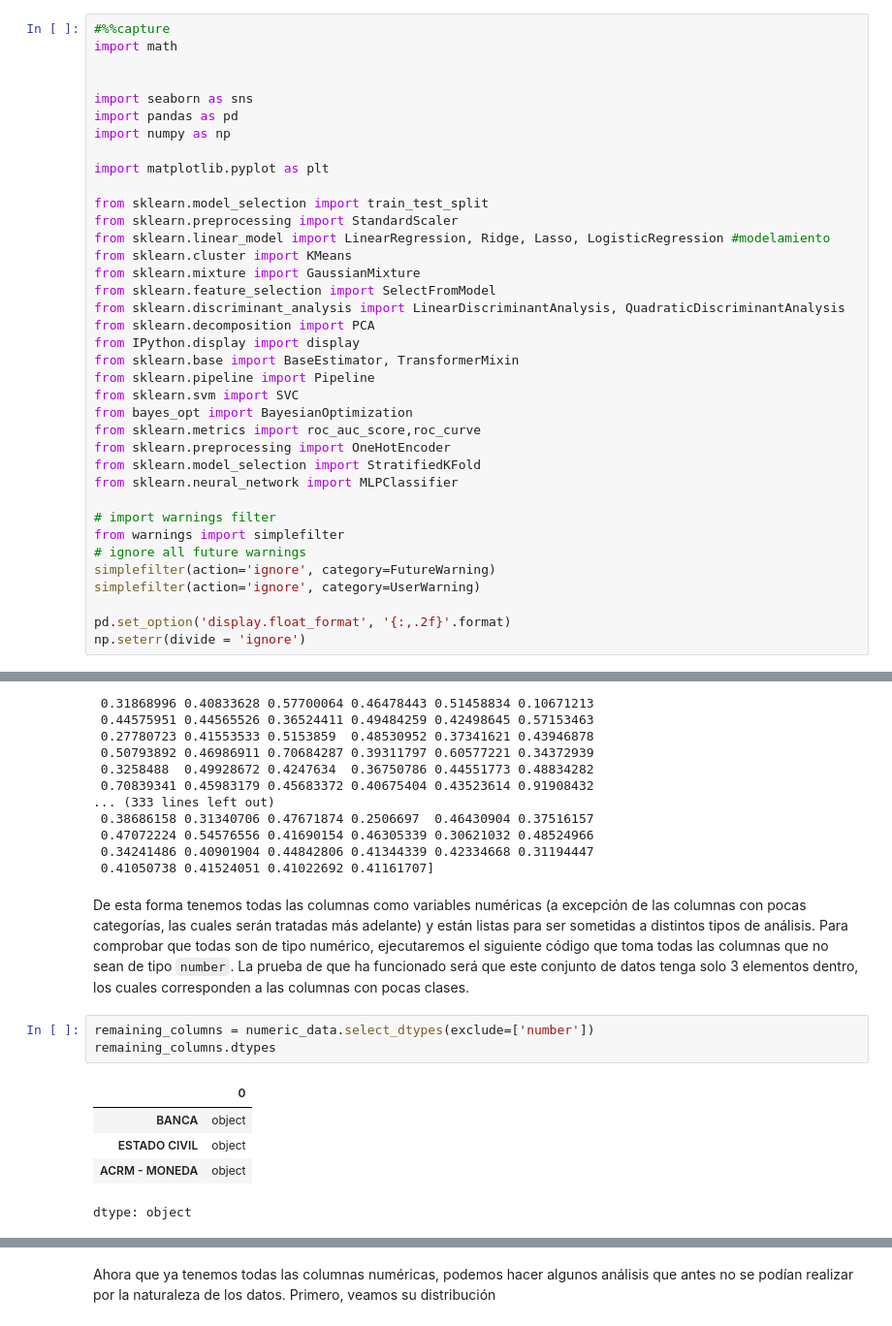
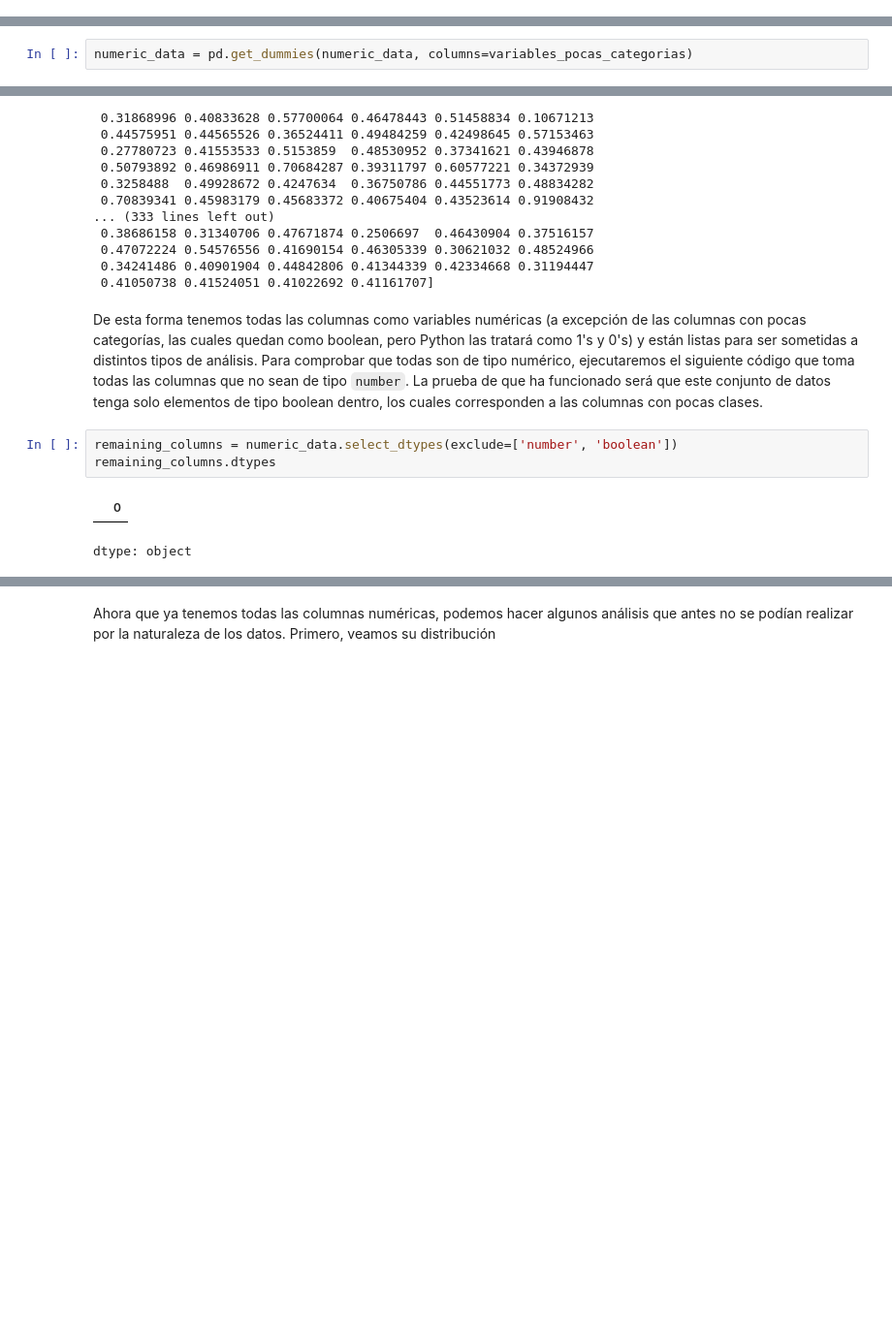
Before and after one commit to gabrielres10/EDA-Caso-Banco, a Jupyter notebook: Proyecto_final.ipynb, the cells around one changed output, grey strips where cells are left out. Shown at 97% size. Cells and saved outputs as stored; diff of their text form; blank space fills up the shorter version.

```diff
--- a/Proyecto_final.ipynb
+++ b/Proyecto_final.ipynb
@@ -54,37 +7,0 @@ ERROR: No matching distribution found for bayes_opt
-# %%
-#%%capture
-import math
-
-
-import seaborn as sns
-import pandas as pd
-import numpy as np
-
-import matplotlib.pyplot as plt
-
-from sklearn.model_selection import train_test_split
-from sklearn.preprocessing import StandardScaler
-from sklearn.linear_model import LinearRegression, Ridge, Lasso, LogisticRegression #modelamiento
-from sklearn.cluster import KMeans
-from sklearn.mixture import GaussianMixture
-from sklearn.feature_selection import SelectFromModel
-from sklearn.discriminant_analysis import LinearDiscriminantAnalysis, QuadraticDiscriminantAnalysis
-from sklearn.decomposition import PCA
-from IPython.display import display
-from sklearn.base import BaseEstimator, TransformerMixin
-from sklearn.pipeline import Pipeline
-from sklearn.svm import SVC
-from bayes_opt import BayesianOptimization
-from sklearn.metrics import roc_auc_score,roc_curve
-from sklearn.preprocessing import OneHotEncoder
-from sklearn.model_selection import StratifiedKFold
-from sklearn.neural_network import MLPClassifier
-
-# import warnings filter
-from warnings import simplefilter
-# ignore all future warnings
-simplefilter(action='ignore', category=FutureWarning)
-simplefilter(action='ignore', category=UserWarning)
-
-pd.set_option('display.float_format', '{:,.2f}'.format)
-np.seterr(divide = 'ignore')
@@ -597,0 +501,2 @@ De esta forma, podemos apreciar que todas las variables nominales binarias han s
+# %%
+numeric_data = pd.get_dummies(numeric_data, columns=variables_pocas_categorias)
@@ -660,13 +569,10 @@ CIUDAD EXPEDICION ID : [0.54172554 0.40196784 0.46931857 0.4511323  0.52705694 0
  0.34241486 0.40901904 0.44842806 0.41344339 0.42334668 0.31194447
  0.41050738 0.41524051 0.41022692 0.41161707]
 # %% [markdown]
-De esta forma tenemos todas las columnas como variables numéricas (a excepción de las columnas con pocas categorías, las cuales serán tratadas más adelante) y están listas para ser sometidas a distintos tipos de análisis. Para comprobar que todas son de tipo numérico, ejecutaremos el siguiente código que toma todas las columnas que no sean de tipo `number`. La prueba de que ha funcionado será que este conjunto de datos tenga solo 3 elementos dentro, los cuales corresponden a las columnas con pocas clases.
+De esta forma tenemos todas las columnas como variables numéricas (a excepción de las columnas con pocas categorías, las cuales quedan como boolean, pero Python las tratará como 1's y 0's) y están listas para ser sometidas a distintos tipos de análisis. Para comprobar que todas son de tipo numérico, ejecutaremos el siguiente código que toma todas las columnas que no sean de tipo `number`. La prueba de que ha funcionado será que este conjunto de datos tenga solo elementos de tipo boolean dentro, los cuales corresponden a las columnas con pocas clases.
 # %%
-remaining_columns = numeric_data.select_dtypes(exclude=['number'])
+remaining_columns = numeric_data.select_dtypes(exclude=['number', 'boolean'])
 remaining_columns.dtypes
 # %% [output]
 |  | 0 |
-| BANCA | object |
-| ESTADO CIVIL | object |
-| ACRM - MONEDA | object |
 dtype: object
```
Also changed, not shown: parts of 117 cells of this notebook.
